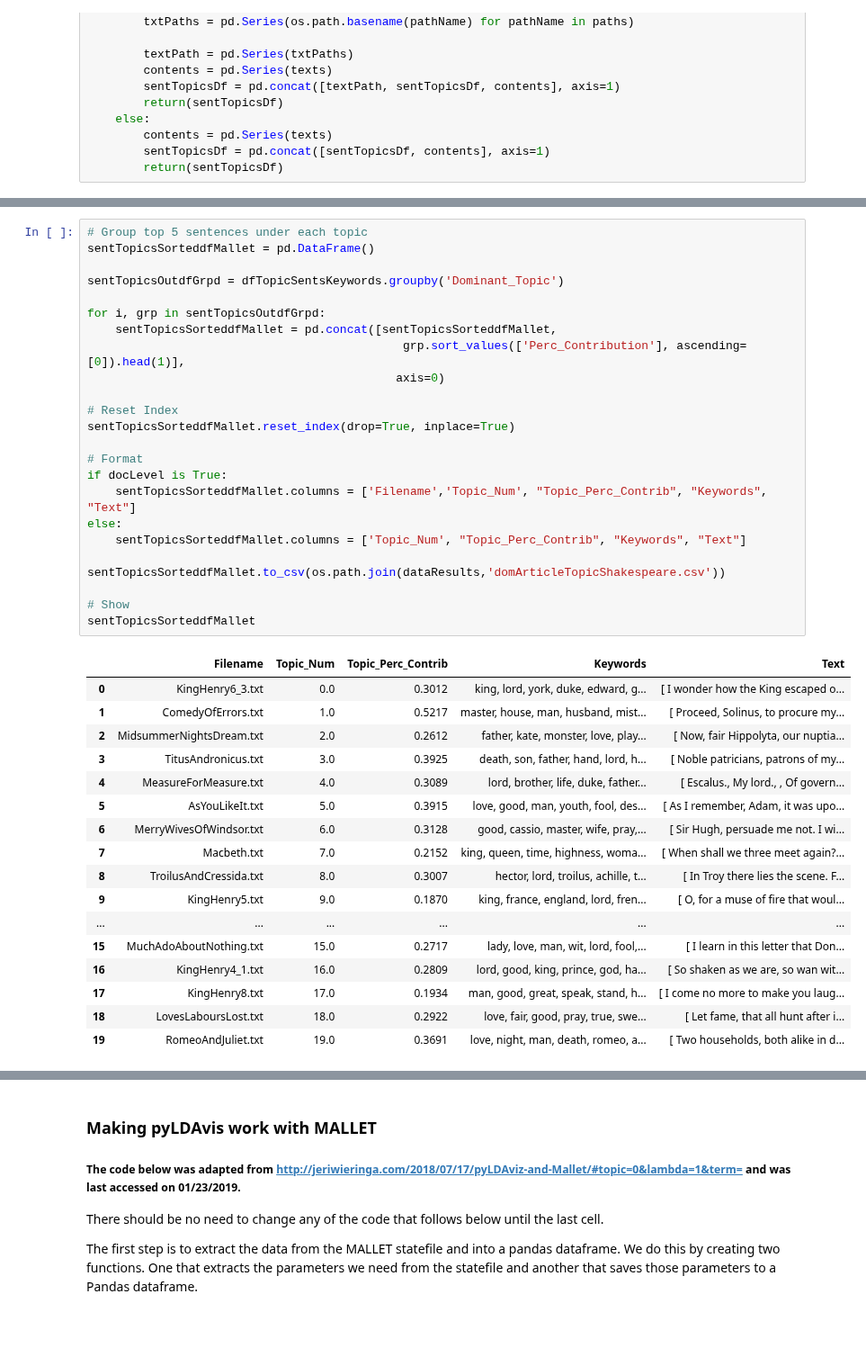
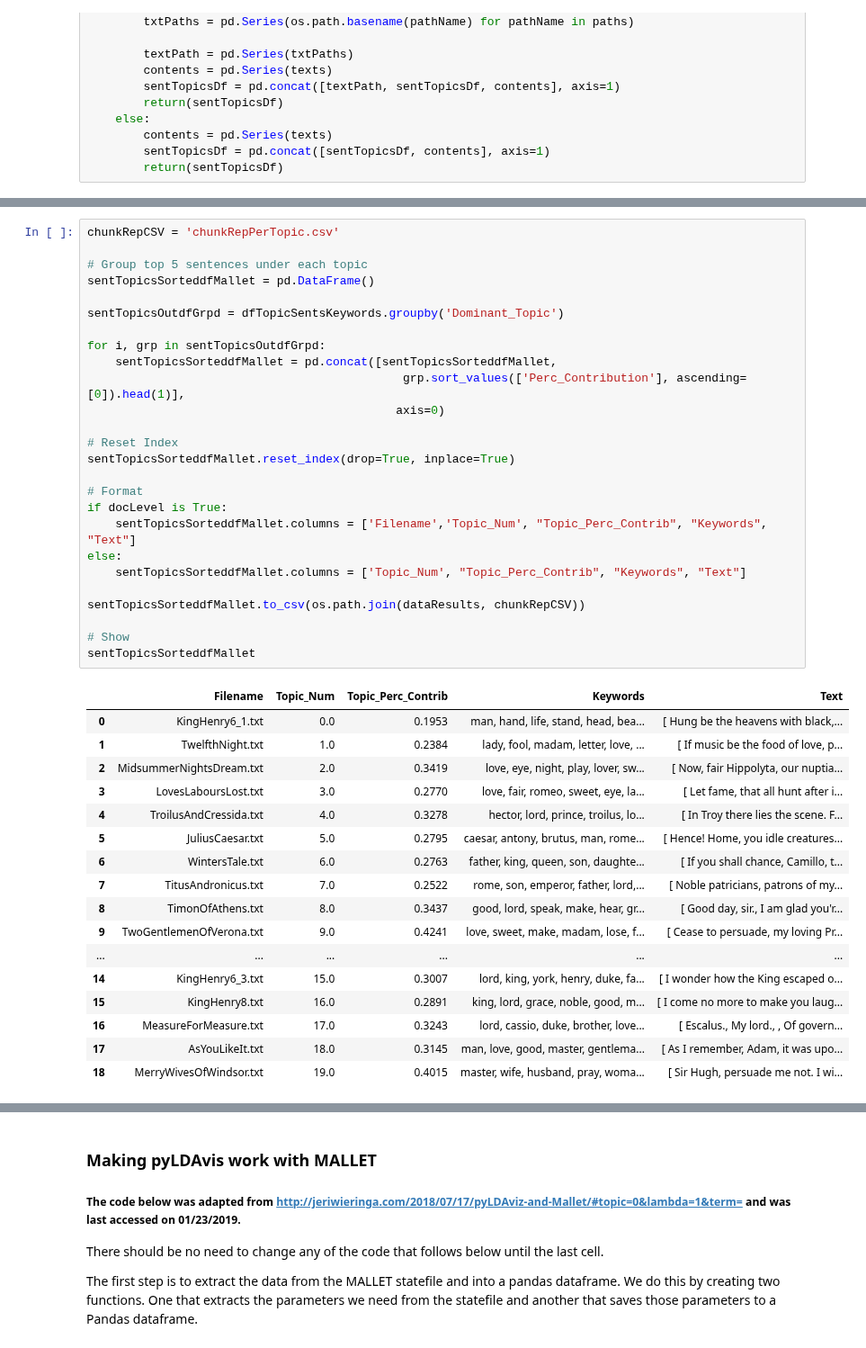
Before and after one commit to cyberdh/Text-Analysis, a Jupyter notebook: TopicModeling/LDA/ldaVisMALLET-Py.ipynb, the cells around one changed output, grey strips where cells are left out. Shown at 90% size. Saved outputs shown, nothing was run; the diff lists cells and outputs as text.

```diff
--- a/TopicModeling/LDA/ldaVisMALLET-Py.ipynb
+++ b/TopicModeling/LDA/ldaVisMALLET-Py.ipynb
@@ -615,47 +619,49 @@ The only part of this you will need to change is the file path where the .csv fi
 
 Again, if *docLevel* was set to **True** above then we add a column to the data frame for the file names. If it was set to **False** then we do not.
 # %%
+chunkRepCSV = 'chunkRepPerTopic.csv'
+
 # Group top 5 sentences under each topic
 sentTopicsSorteddfMallet = pd.DataFrame()
 
 sentTopicsOutdfGrpd = dfTopicSentsKeywords.groupby('Dominant_Topic')
 
 for i, grp in sentTopicsOutdfGrpd:
     sentTopicsSorteddfMallet = pd.concat([sentTopicsSorteddfMallet,
                                              grp.sort_values(['Perc_Contribution'], ascending=[0]).head(1)],
                                             axis=0)
 
 # Reset Index
 sentTopicsSorteddfMallet.reset_index(drop=True, inplace=True)
 
 # Format
 if docLevel is True:
     sentTopicsSorteddfMallet.columns = ['Filename','Topic_Num', "Topic_Perc_Contrib", "Keywords", "Text"]
 else:
     sentTopicsSorteddfMallet.columns = ['Topic_Num', "Topic_Perc_Contrib", "Keywords", "Text"]
 
-sentTopicsSorteddfMallet.to_csv(os.path.join(dataResults,'domArticleTopicShakespeare.csv'))
+sentTopicsSorteddfMallet.to_csv(os.path.join(dataResults, chunkRepCSV))
 
 # Show
 sentTopicsSorteddfMallet
 # %% [output]
 |  | Filename | Topic_Num | Topic_Perc_Contrib | Keywords | Text |
-| 0 | KingHenry6_3.txt | 0.0 | 0.3012 | king, lord, york, duke, edward, g... | [ I wonder how the King escaped o... |
-| 1 | ComedyOfErrors.txt | 1.0 | 0.5217 | master, house, man, husband, mist... | [ Proceed, Solinus, to procure my... |
-| 2 | MidsummerNightsDream.txt | 2.0 | 0.2612 | father, kate, monster, love, play... | [ Now, fair Hippolyta, our nuptia... |
-| 3 | TitusAndronicus.txt | 3.0 | 0.3925 | death, son, father, hand, lord, h... | [ Noble patricians, patrons of my... |
-| 4 | MeasureForMeasure.txt | 4.0 | 0.3089 | lord, brother, life, duke, father... | [ Escalus., My lord., , Of govern... |
-| 5 | AsYouLikeIt.txt | 5.0 | 0.3915 | love, good, man, youth, fool, des... | [ As I remember, Adam, it was upo... |
-| 6 | MerryWivesOfWindsor.txt | 6.0 | 0.3128 | good, cassio, master, wife, pray,... | [ Sir Hugh, persuade me not. I wi... |
-| 7 | Macbeth.txt | 7.0 | 0.2152 | king, queen, time, highness, woma... | [ When shall we three meet again?... |
-| 8 | TroilusAndCressida.txt | 8.0 | 0.3007 | hector, lord, troilus, achille, t... | [ In Troy there lies the scene. F... |
-| 9 | KingHenry5.txt | 9.0 | 0.1870 | king, france, england, lord, fren... | [ O, for a muse of fire that woul... |
+| 0 | KingHenry6_1.txt | 0.0 | 0.1953 | man, hand, life, stand, head, bea... | [ Hung be the heavens with black,... |
+| 1 | TwelfthNight.txt | 1.0 | 0.2384 | lady, fool, madam, letter, love, ... | [ If music be the food of love, p... |
+| 2 | MidsummerNightsDream.txt | 2.0 | 0.3419 | love, eye, night, play, lover, sw... | [ Now, fair Hippolyta, our nuptia... |
+| 3 | LovesLaboursLost.txt | 3.0 | 0.2770 | love, fair, romeo, sweet, eye, la... | [ Let fame, that all hunt after i... |
+| 4 | TroilusAndCressida.txt | 4.0 | 0.3278 | hector, lord, prince, troilus, lo... | [ In Troy there lies the scene. F... |
+| 5 | JuliusCaesar.txt | 5.0 | 0.2795 | caesar, antony, brutus, man, rome... | [ Hence! Home, you idle creatures... |
+| 6 | WintersTale.txt | 6.0 | 0.2763 | father, king, queen, son, daughte... | [ If you shall chance, Camillo, t... |
+| 7 | TitusAndronicus.txt | 7.0 | 0.2522 | rome, son, emperor, father, lord,... | [ Noble patricians, patrons of my... |
+| 8 | TimonOfAthens.txt | 8.0 | 0.3437 | good, lord, speak, make, hear, gr... | [ Good day, sir., I am glad you'r... |
+| 9 | TwoGentlemenOfVerona.txt | 9.0 | 0.4241 | love, sweet, make, madam, lose, f... | [ Cease to persuade, my loving Pr... |
 | ... | ... | ... | ... | ... | ... |
-| 15 | MuchAdoAboutNothing.txt | 15.0 | 0.2717 | lady, love, man, wit, lord, fool,... | [ I learn in this letter that Don... |
-| 16 | KingHenry4_1.txt | 16.0 | 0.2809 | lord, good, king, prince, god, ha... | [ So shaken as we are, so wan wit... |
-| 17 | KingHenry8.txt | 17.0 | 0.1934 | man, good, great, speak, stand, h... | [ I come no more to make you laug... |
-| 18 | LovesLaboursLost.txt | 18.0 | 0.2922 | love, fair, good, pray, true, swe... | [ Let fame, that all hunt after i... |
-| 19 | RomeoAndJuliet.txt | 19.0 | 0.3691 | love, night, man, death, romeo, a... | [ Two households, both alike in d... |
+| 14 | KingHenry6_3.txt | 15.0 | 0.3007 | lord, king, york, henry, duke, fa... | [ I wonder how the King escaped o... |
+| 15 | KingHenry8.txt | 16.0 | 0.2891 | king, lord, grace, noble, good, m... | [ I come no more to make you laug... |
+| 16 | MeasureForMeasure.txt | 17.0 | 0.3243 | lord, cassio, duke, brother, love... | [ Escalus., My lord., , Of govern... |
+| 17 | AsYouLikeIt.txt | 18.0 | 0.3145 | man, love, good, master, gentlema... | [ As I remember, Adam, it was upo... |
+| 18 | MerryWivesOfWindsor.txt | 19.0 | 0.4015 | master, wife, husband, pray, woma... | [ Sir Hugh, persuade me not. I wi... |
 # %% [markdown]
 ### Topic distribution across chunks
 
```
Also changed, not shown: parts of 20 cells of this notebook.
